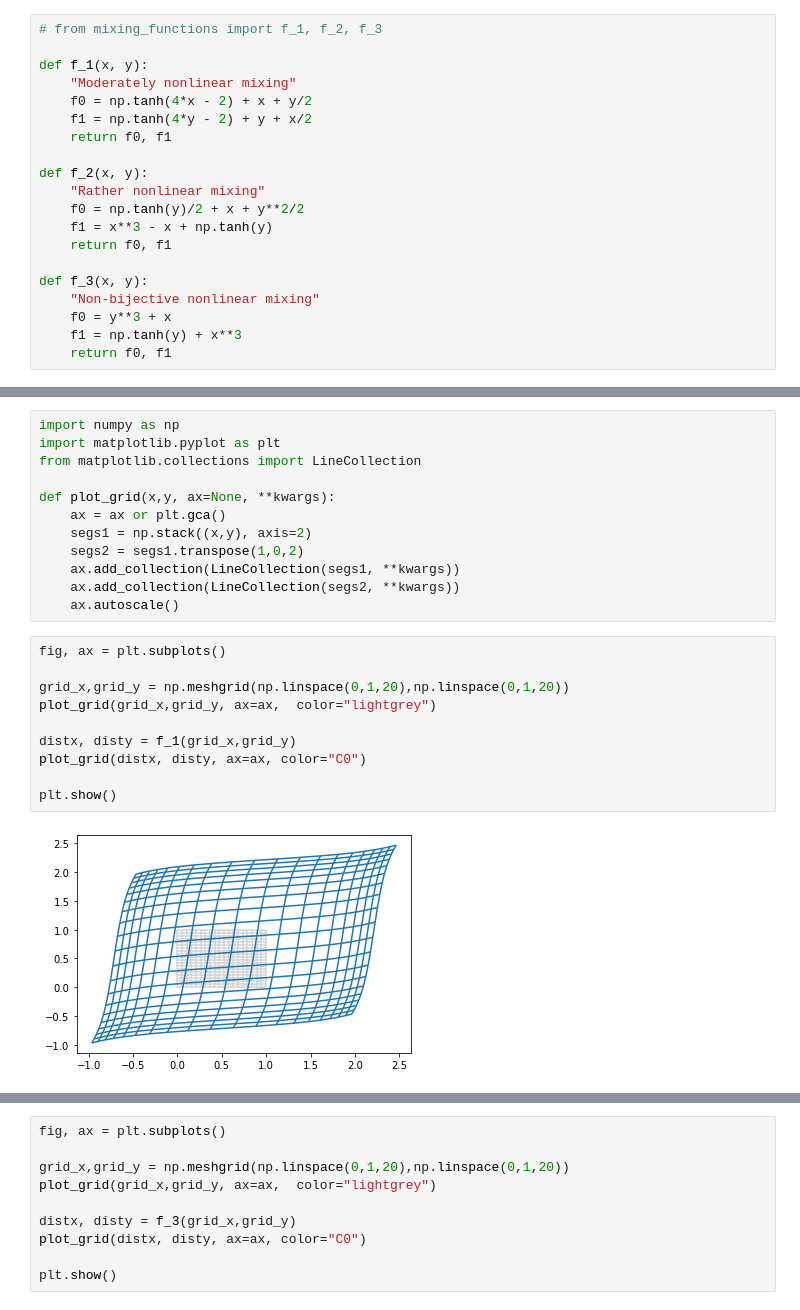
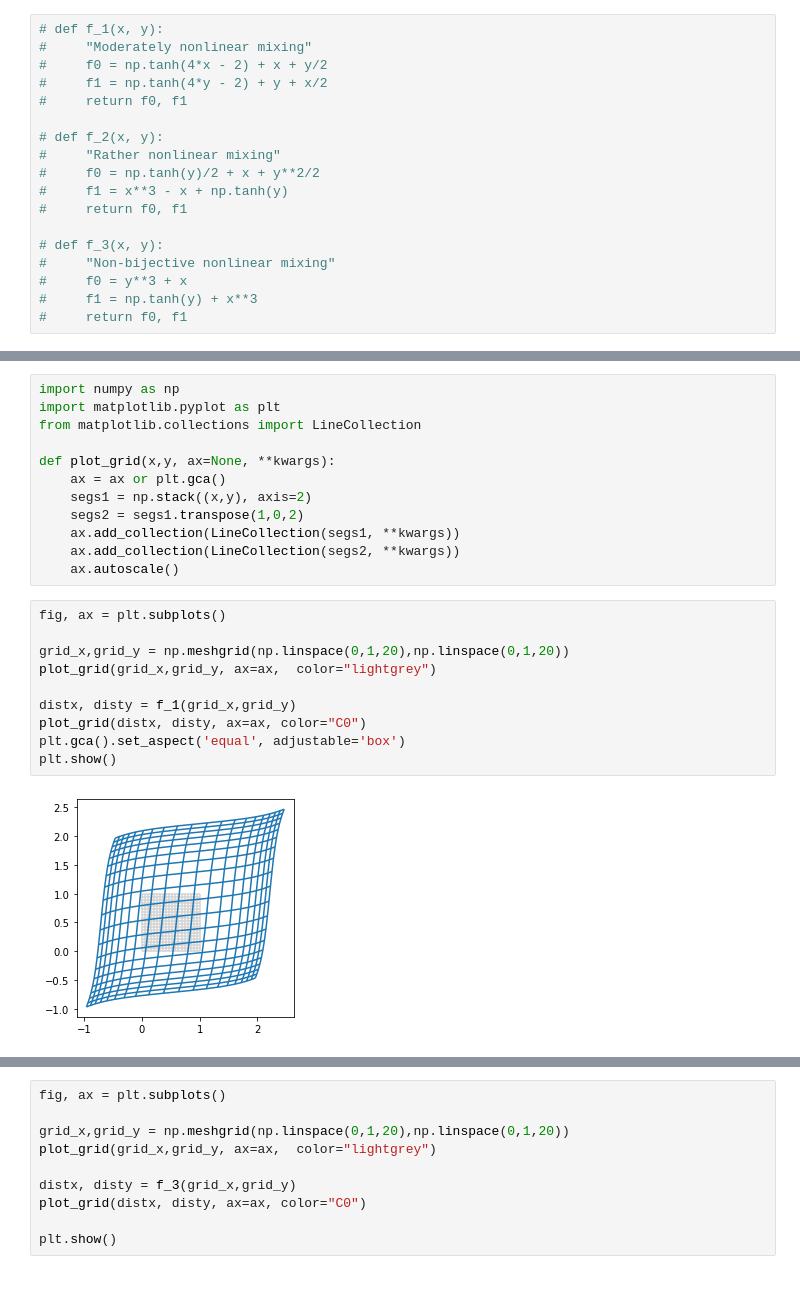
Before and after one commit to lgresele/independent-mechanism-analysis, a Jupyter notebook: 0_darmois_construction.ipynb, the cells around one changed output, grey strips where cells are left out. Saved outputs shown, nothing was run; the diff lists cells and outputs as text.

Commit message:
gridplot working and moved to plotting.py

```diff
--- a/0_darmois_construction.ipynb
+++ b/0_darmois_construction.ipynb
@@ -21,20 +23,18 @@ import numpy as np
 # %%
-# from mixing_functions import f_1, f_2, f_3
+# def f_1(x, y):
+#     "Moderately nonlinear mixing"
+#     f0 = np.tanh(4*x - 2) + x + y/2
+#     f1 = np.tanh(4*y - 2) + y + x/2
+#     return f0, f1
 
-def f_1(x, y):
-    "Moderately nonlinear mixing"
-    f0 = np.tanh(4*x - 2) + x + y/2
-    f1 = np.tanh(4*y - 2) + y + x/2
-    return f0, f1
+# def f_2(x, y):
+#     "Rather nonlinear mixing"
+#     f0 = np.tanh(y)/2 + x + y**2/2
+#     f1 = x**3 - x + np.tanh(y)
+#     return f0, f1
 
-def f_2(x, y):
-    "Rather nonlinear mixing"
-    f0 = np.tanh(y)/2 + x + y**2/2
-    f1 = x**3 - x + np.tanh(y)
-    return f0, f1
-
-def f_3(x, y):
-    "Non-bijective nonlinear mixing"
-    f0 = y**3 + x
-    f1 = np.tanh(y) + x**3
-    return f0, f1
+# def f_3(x, y):
+#     "Non-bijective nonlinear mixing"
+#     f0 = y**3 + x
+#     f1 = np.tanh(y) + x**3
+#     return f0, f1
@@ -57,15 +63,15 @@ def plot_grid(x,y, ax=None, **kwargs):
 # %%
 fig, ax = plt.subplots()
 
 grid_x,grid_y = np.meshgrid(np.linspace(0,1,20),np.linspace(0,1,20))
 plot_grid(grid_x,grid_y, ax=ax,  color="lightgrey")
 
 distx, disty = f_1(grid_x,grid_y)
 plot_grid(distx, disty, ax=ax, color="C0")
-
+plt.gca().set_aspect('equal', adjustable='box')
 plt.show()
 # %% [output]
-[figure, old version]
+[figure, new version]
 # %%
 fig, ax = plt.subplots()
 
```
Also changed, not shown: parts of 5 cells of this notebook, 1 other file.
